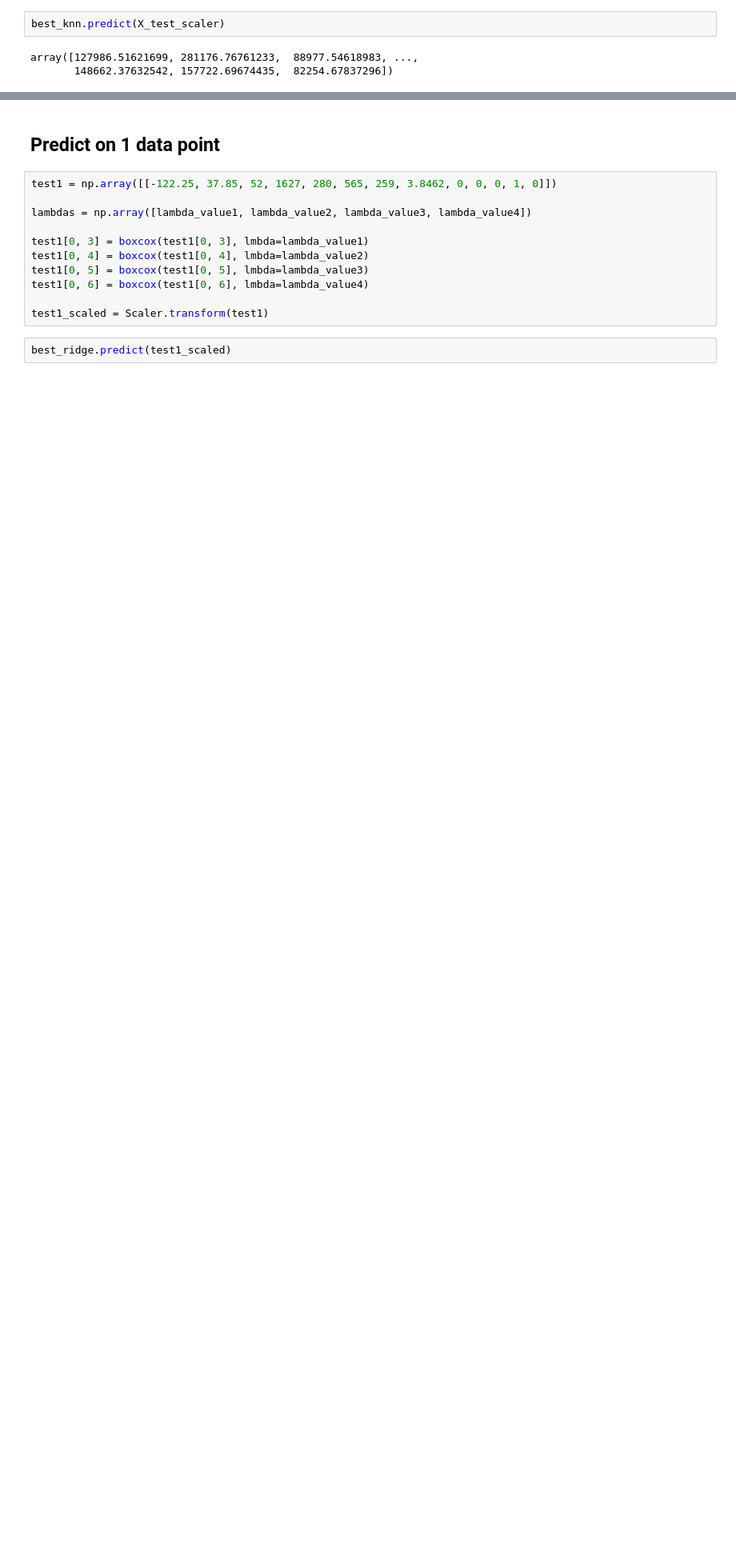
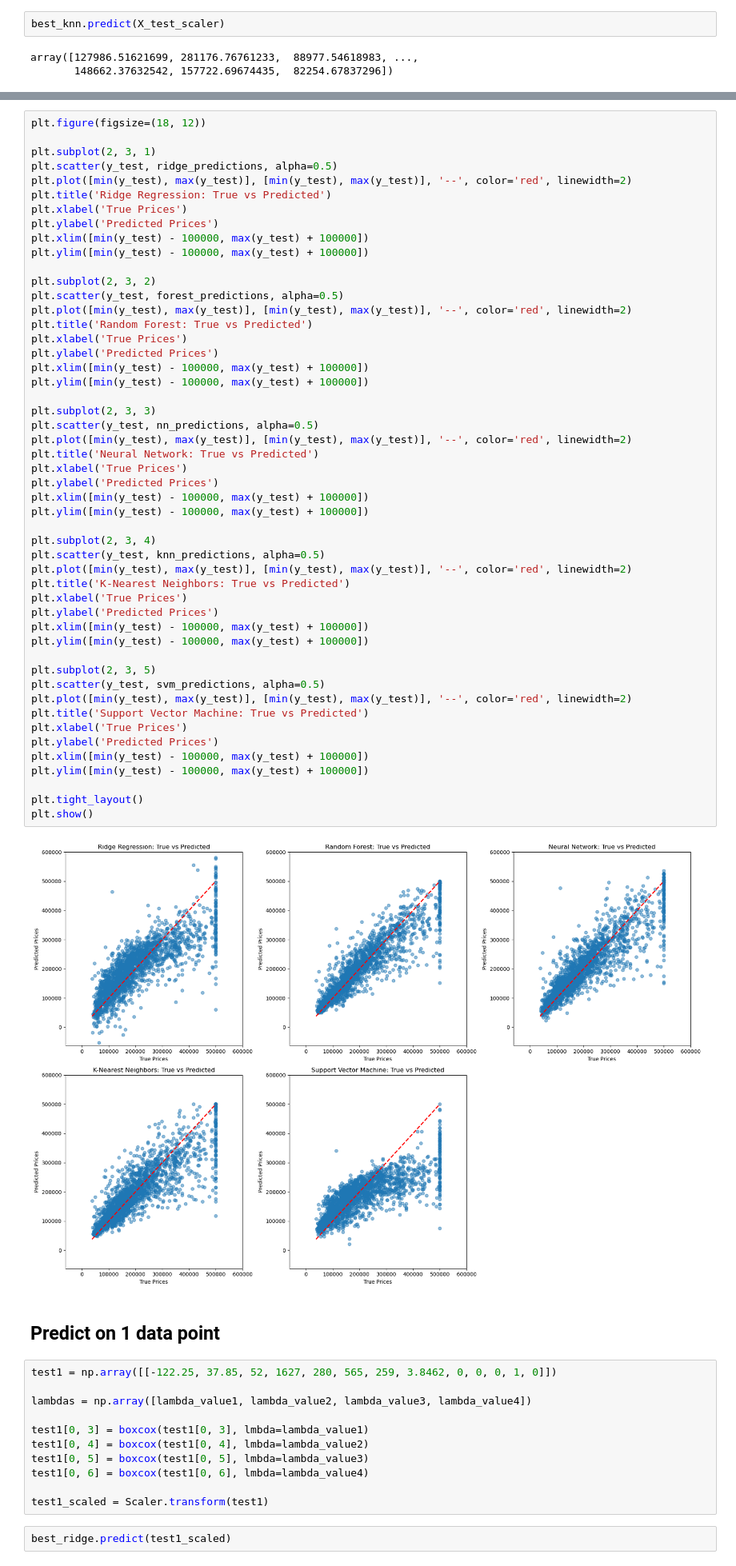
Before and after one commit to DungPham-Comet/ML_20231, a Jupyter notebook: DM_ML_Final.ipynb, the cells around one changed output, grey strips where cells are left out. Shown at 80% size. Drawn from its saved outputs; the diff is of its cells as text; blank space fills up the shorter version.

```diff
--- a/DM_ML_Final.ipynb
+++ b/DM_ML_Final.ipynb
@@ -621,3 +617,55 @@ plt.show()
+# %%
+plt.figure(figsize=(18, 12))
+
+plt.subplot(2, 3, 1)
+plt.scatter(y_test, ridge_predictions, alpha=0.5)
+plt.plot([min(y_test), max(y_test)], [min(y_test), max(y_test)], '--', color='red', linewidth=2)
+plt.title('Ridge Regression: True vs Predicted')
+plt.xlabel('True Prices')
+plt.ylabel('Predicted Prices')
+plt.xlim([min(y_test) - 100000, max(y_test) + 100000])
+plt.ylim([min(y_test) - 100000, max(y_test) + 100000])
+
+plt.subplot(2, 3, 2)
+plt.scatter(y_test, forest_predictions, alpha=0.5)
+plt.plot([min(y_test), max(y_test)], [min(y_test), max(y_test)], '--', color='red', linewidth=2)
+plt.title('Random Forest: True vs Predicted')
+plt.xlabel('True Prices')
+plt.ylabel('Predicted Prices')
+plt.xlim([min(y_test) - 100000, max(y_test) + 100000])
+plt.ylim([min(y_test) - 100000, max(y_test) + 100000])
+
+plt.subplot(2, 3, 3)
+plt.scatter(y_test, nn_predictions, alpha=0.5)
+plt.plot([min(y_test), max(y_test)], [min(y_test), max(y_test)], '--', color='red', linewidth=2)
+plt.title('Neural Network: True vs Predicted')
+plt.xlabel('True Prices')
+plt.ylabel('Predicted Prices')
+plt.xlim([min(y_test) - 100000, max(y_test) + 100000])
+plt.ylim([min(y_test) - 100000, max(y_test) + 100000])
+
+plt.subplot(2, 3, 4)
+plt.scatter(y_test, knn_predictions, alpha=0.5)
+plt.plot([min(y_test), max(y_test)], [min(y_test), max(y_test)], '--', color='red', linewidth=2)
+plt.title('K-Nearest Neighbors: True vs Predicted')
+plt.xlabel('True Prices')
+plt.ylabel('Predicted Prices')
+plt.xlim([min(y_test) - 100000, max(y_test) + 100000])
+plt.ylim([min(y_test) - 100000, max(y_test) + 100000])
+
+plt.subplot(2, 3, 5)
+plt.scatter(y_test, svm_predictions, alpha=0.5)
+plt.plot([min(y_test), max(y_test)], [min(y_test), max(y_test)], '--', color='red', linewidth=2)
+plt.title('Support Vector Machine: True vs Predicted')
+plt.xlabel('True Prices')
+plt.ylabel('Predicted Prices')
+plt.xlim([min(y_test) - 100000, max(y_test) + 100000])
+plt.ylim([min(y_test) - 100000, max(y_test) + 100000])
+
+plt.tight_layout()
+plt.show()
+# %% [output]
+[figure, added]
 # %% [markdown]
 ## Predict on 1 data point
 # %%
```
Also changed, not shown: parts of 18 cells of this notebook.
